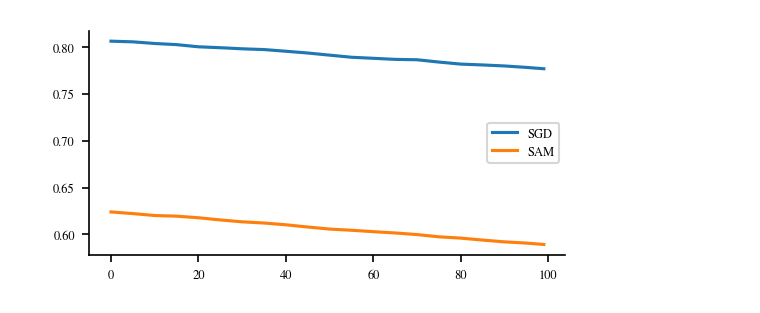
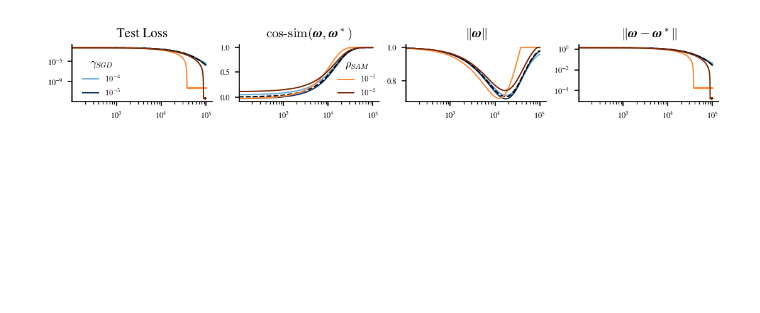
Before and after one commit to CristopherErazo/SAM, a Jupyter notebook: notebooks/26_01_27_Initial_Tests.ipynb, the cells around one changed output. Drawn from its saved outputs; the diff is of its cells as text; code cells hidden in the pictures; blank space fills up the shorter version.

Commit message:
Fixed SAM optimizer and initial plots

```diff
--- a/notebooks/26_01_27_Initial_Tests.ipynb
+++ b/notebooks/26_01_27_Initial_Tests.ipynb
@@ -38,19 +48,80 @@ norm_student: (21,)
+# %%
+def convert_number(num):
+    if num == 0.0:
+        return r'$0$'
+    else: # put scientific notation as num = r'$a 10^{n}$' for example num=0.00326 return r'3.2 10^{-3}'
+        n = int(np.floor(np.log10(abs(num))))
+        a = num / (10**n)
+        if a == 1.0:
+            return r'$10^{{{}}}$'.format(n)
+        else:
+            return r'${:.1f} \times 10^{{{}}}$'.format(a, n)
 # %%
 # Parameters
 set_font_sizes(conf='tight')
 
-fig , axes = create_fig()
+steps = summary[0]['step']
 
-ax = axes
+plot_config = {
+    0: {'key': 'test_loss', 'title': 'Test Loss'},
+    1: {'key': 'overlap', 'title': r'$\text{cos-sim}(\boldsymbol{\omega}, \boldsymbol{\omega}^*)$'},
+    2: {'key': 'norm_student', 'title': r'$\|\boldsymbol{\omega}\|$'},
+    3: {'key': 'difference', 'title': r'$\|\boldsymbol{\omega} - \boldsymbol{\omega}^*\|$'}
+}
 
-for opt in opts:
-    data = summary[opt]
-    steps = data['step']
-    train_loss = data['train_loss']
-    test_loss = data['test_loss']
-    overlap = data['overlap']
-    norm_student = data['norm_student']
+alphas = [0.5,1.0,.0]
 
-    ax.plot(steps, test_loss, label=f'{opt}')
-ax.legend()
+plot_setting = {}
+for i , (opt,gamma,rho) in enumerate(configs):
+    label = convert_number(gamma) if opt =='SGD' else convert_number(rho)
+    cmap = 'Blues' if opt == 'SGD' else 'Oranges'
+    color = plt.get_cmap(cmap)(alphas[i%3])
+    linestyle = '-'
+
+    if gamma == 0.0 and rho == 0.0:
+        label = None
+        color = 'k'
+        linestyle = '--'
+
+    plot_setting[i] = {'label': label
+                        , 'color': color
+                        , 'linestyle': linestyle}
+
+w_ratios = [1 ,1 ,1 ,1]
+
+fig , axes = create_fig(ncols=len(plot_config),size='double',h=0.15,w_ratios=w_ratios)
+
+
+for i , config in plot_config.items():
+    ax = axes[i]
+    if i in [0,3]:
+        ax.set_yscale('log')
+    ax.set_title(config['title'])
+
+    for j , (opt,gamma,rho) in enumerate(configs):
+        variable = summary[j][config['key']]
+        settings = plot_setting[j]
+        color = settings['color']
+        label = settings['label']
+        linestyle = settings['linestyle']
+        ax.plot(steps, variable, label=label ,color=color,linestyle=linestyle,linewidth=1.)
+ax.set_xscale('log')
+
+# ax.set_xlim(0,3000)
+
+
+# Personalized Legend
+handles , labels = ax.get_legend_handles_labels()
+
+handles_sdg , labels_sgd = handles[:2] , labels[:2]
+fig.legend(handles_sdg, labels_sgd,title=r'$\gamma_{SGD}$', loc=(0.06,0.26), ncol=1, frameon=False,fontsize=FONTSIZES['xs'])
+
+handles_sam , labels_sam = handles[2:] , labels[2:]
+fig.legend(handles_sam, labels_sam,title=r'$\rho_{SAM}$', loc=(0.43,0.26), ncol=1, frameon=False,fontsize=FONTSIZES['xs'])
+
+
+
+names = ['d','tch_act','std_act','n_test','bs','lr','q']
+params = make_params_dict(names)
+save_fig(fig,'learning_curves',params=params,date=True)
 # %% [output]
@@ -58 +129 @@ ax.legend()
-[figure, old version]
+[figure, new version]
```
Also changed, not shown: parts of 3 cells of this notebook, 13 other files.
